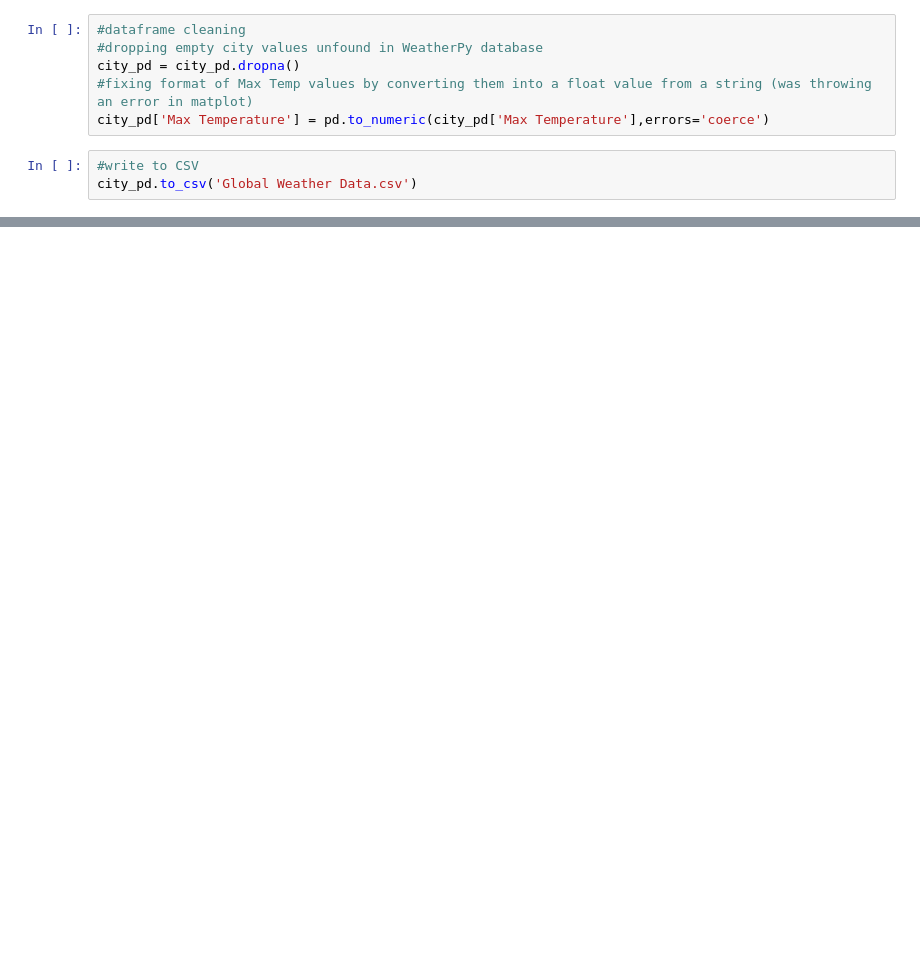
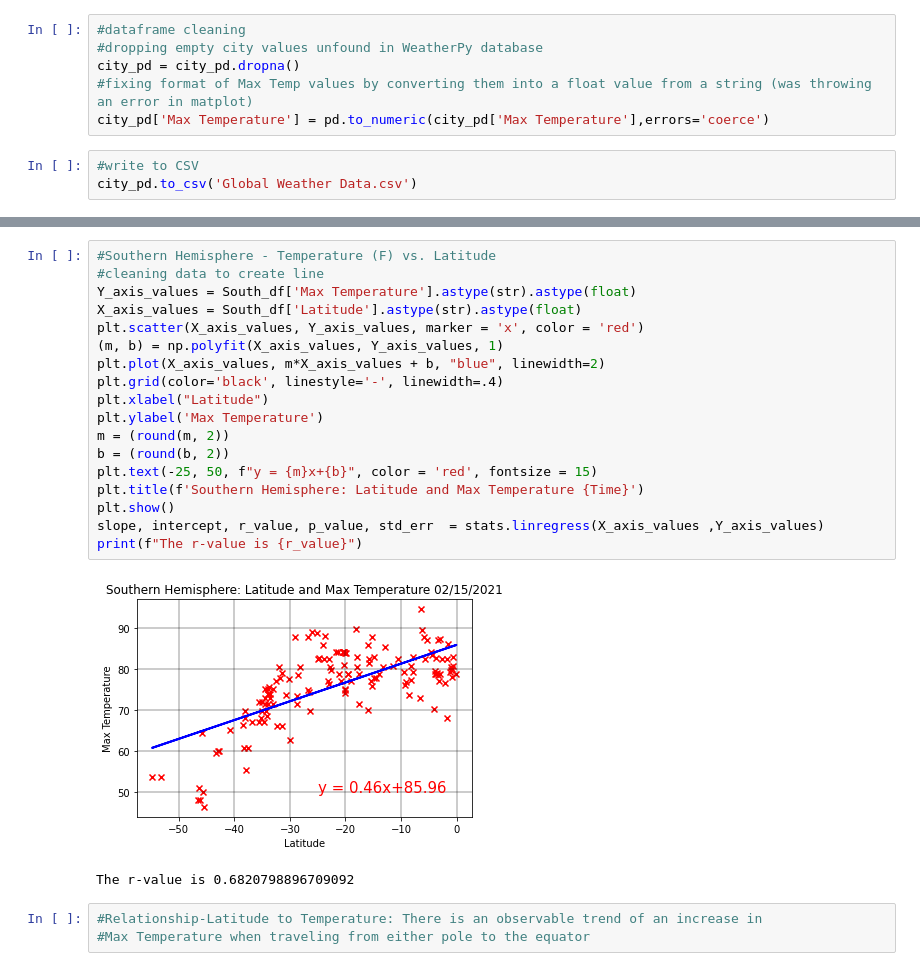
Before and after one commit to drossi1990/06-python-api-challenge, a Jupyter notebook: WeatherPy.ipynb, the cells around one changed output, grey strips where cells are left out. Saved outputs shown, nothing was run; the diff lists cells and outputs as text; blank space fills up the shorter version.

```diff
--- a/WeatherPy.ipynb
+++ b/WeatherPy.ipynb
@@ -208,0 +255,24 @@ plt.show()
+# %%
+#Southern Hemisphere - Temperature (F) vs. Latitude
+#cleaning data to create line
+Y_axis_values = South_df['Max Temperature'].astype(str).astype(float)
+X_axis_values = South_df['Latitude'].astype(str).astype(float)
+plt.scatter(X_axis_values, Y_axis_values, marker = 'x', color = 'red')
+(m, b) = np.polyfit(X_axis_values, Y_axis_values, 1)
+plt.plot(X_axis_values, m*X_axis_values + b, "blue", linewidth=2)
+plt.grid(color='black', linestyle='-', linewidth=.4)
+plt.xlabel("Latitude")
+plt.ylabel('Max Temperature')
+m = (round(m, 2))
+b = (round(b, 2))
+plt.text(-25, 50, f"y = {m}x+{b}", color = 'red', fontsize = 15)
+plt.title(f'Southern Hemisphere: Latitude and Max Temperature {Time}')
+plt.show()
+slope, intercept, r_value, p_value, std_err  = stats.linregress(X_axis_values ,Y_axis_values)
+print(f"The r-value is {r_value}")
+# %% [output]
+[figure, added]
+The r-value is 0.6820798896709092
+# %%
+#Relationship-Latitude to Temperature: There is an observable trend of an increase in
+#Max Temperature when traveling from either pole to the equator
```
Also changed, not shown: parts of 20 cells of this notebook, 2 other files.
